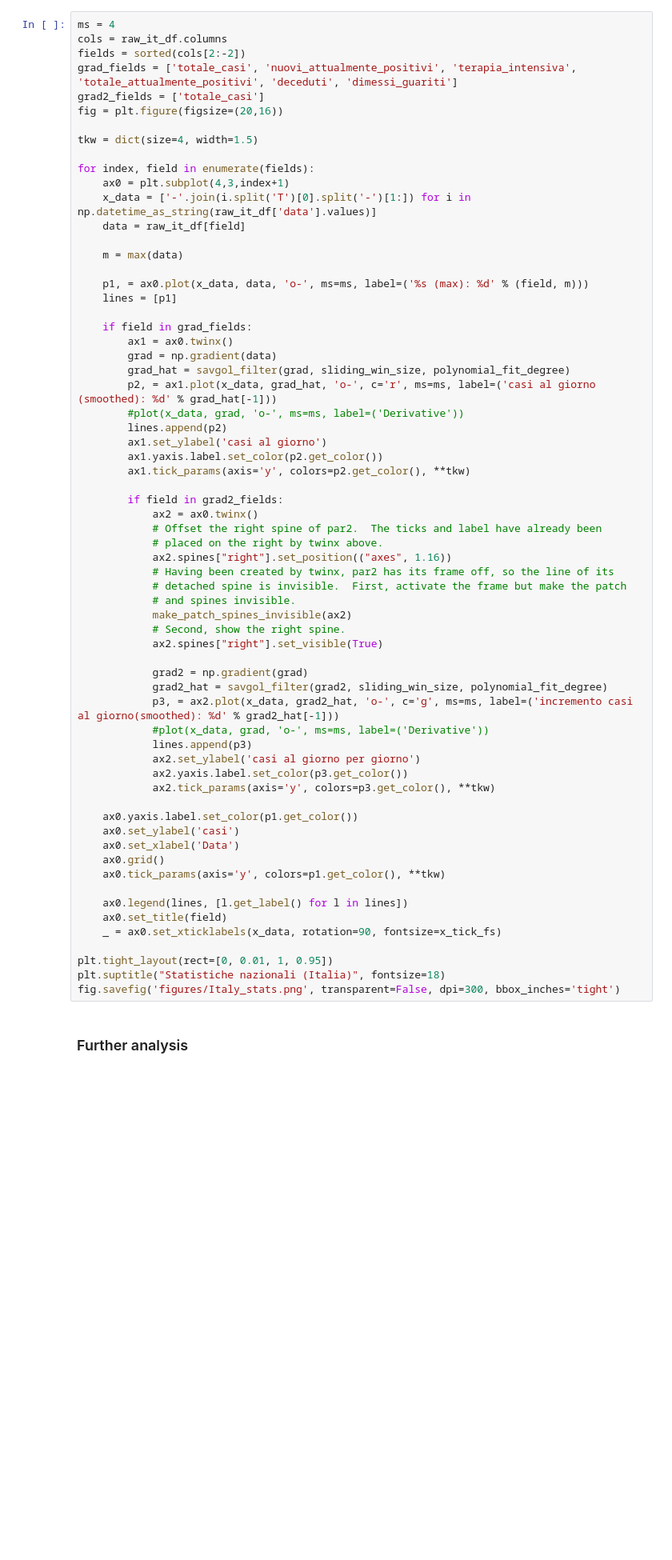
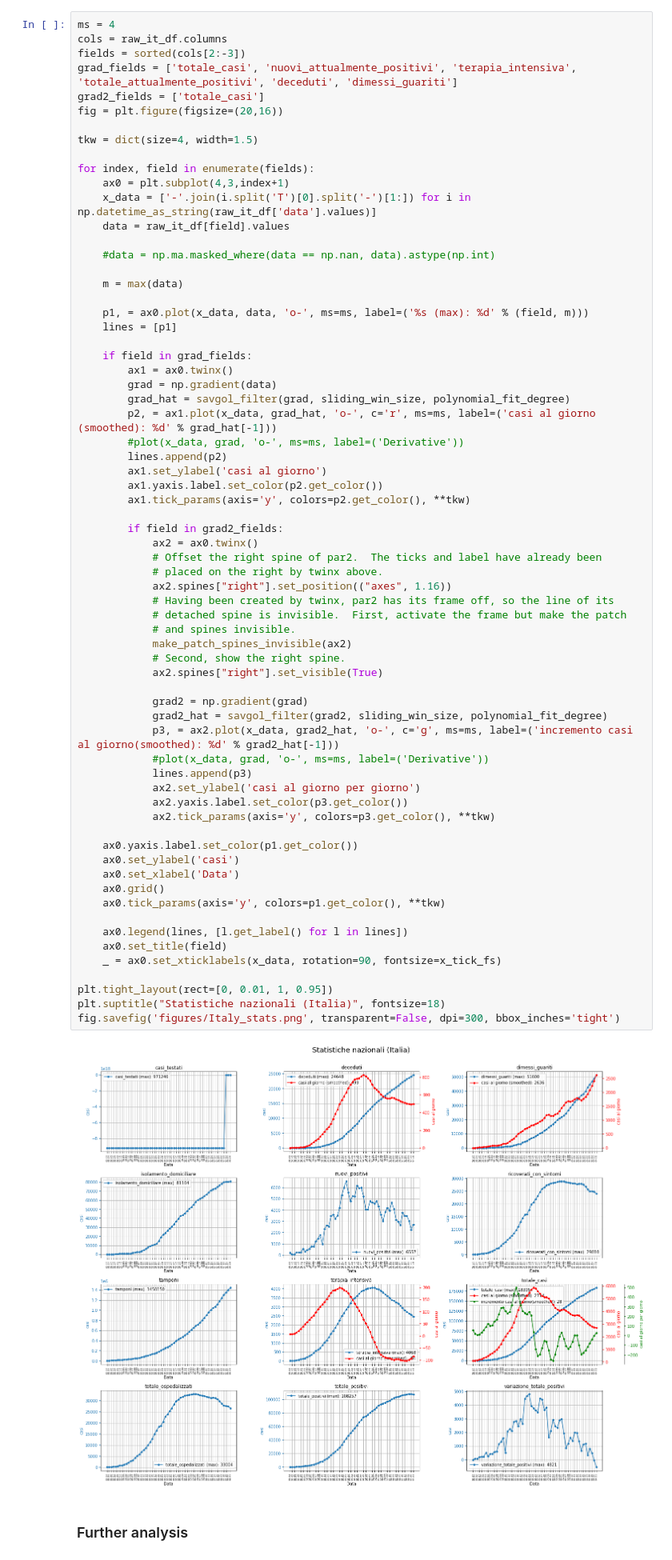
Before and after one commit to Strato75/Covid-19_ItalyStats, a Jupyter notebook: notebooks/whole_nation_stats.ipynb, the cells around one changed output. Shown: that part at 80% size. Saved outputs shown, nothing was run; the diff lists cells and outputs as text; blank space fills up the shorter version.

```diff
--- a/notebooks/whole_nation_stats.ipynb
+++ b/notebooks/whole_nation_stats.ipynb
@@ -36,7 +38,7 @@ x_tick_fs = 6
 # %%
 ms = 4
 cols = raw_it_df.columns
-fields = sorted(cols[2:-2])
+fields = sorted(cols[2:-3])
 grad_fields = ['totale_casi', 'nuovi_attualmente_positivi', 'terapia_intensiva', 'totale_attualmente_positivi', 'deceduti', 'dimessi_guariti']
 grad2_fields = ['totale_casi']
 fig = plt.figure(figsize=(20,16))
@@ -46,7 +48,9 @@ tkw = dict(size=4, width=1.5)
 for index, field in enumerate(fields):
     ax0 = plt.subplot(4,3,index+1)
     x_data = ['-'.join(i.split('T')[0].split('-')[1:]) for i in np.datetime_as_string(raw_it_df['data'].values)]
-    data = raw_it_df[field]
+    data = raw_it_df[field].values
+
+    #data = np.ma.masked_where(data == np.nan, data).astype(np.int)
 
     m = max(data)
 
@@ -71,33 +75,35 @@ for index, field in enumerate(fields):
             ax2.spines["right"].set_position(("axes", 1.16))
             # Having been created by twinx, par2 has its frame off, so the line of its
             # detached spine is invisible.  First, activate the frame but make the patch
             # and spines invisible.
             make_patch_spines_invisible(ax2)
             # Second, show the right spine.
             ax2.spines["right"].set_visible(True)
 
             grad2 = np.gradient(grad)
             grad2_hat = savgol_filter(grad2, sliding_win_size, polynomial_fit_degree)
             p3, = ax2.plot(x_data, grad2_hat, 'o-', c='g', ms=ms, label=('incremento casi al giorno(smoothed): %d' % grad2_hat[-1]))
             #plot(x_data, grad, 'o-', ms=ms, label=('Derivative'))
             lines.append(p3)
             ax2.set_ylabel('casi al giorno per giorno')
             ax2.yaxis.label.set_color(p3.get_color())
             ax2.tick_params(axis='y', colors=p3.get_color(), **tkw)
 
     ax0.yaxis.label.set_color(p1.get_color())
     ax0.set_ylabel('casi')
     ax0.set_xlabel('Data')
     ax0.grid()
     ax0.tick_params(axis='y', colors=p1.get_color(), **tkw)
 
     ax0.legend(lines, [l.get_label() for l in lines])
     ax0.set_title(field)
     _ = ax0.set_xticklabels(x_data, rotation=90, fontsize=x_tick_fs)
 
 plt.tight_layout(rect=[0, 0.01, 1, 0.95])
 plt.suptitle("Statistiche nazionali (Italia)", fontsize=18)
 fig.savefig('figures/Italy_stats.png', transparent=False, dpi=300, bbox_inches='tight')
+# %% [output]
+[figure, added]
 # %% [markdown]
 ### Further analysis
 # %%
```
Also changed, not shown: parts of 1 cell of this notebook, 2 other files.
